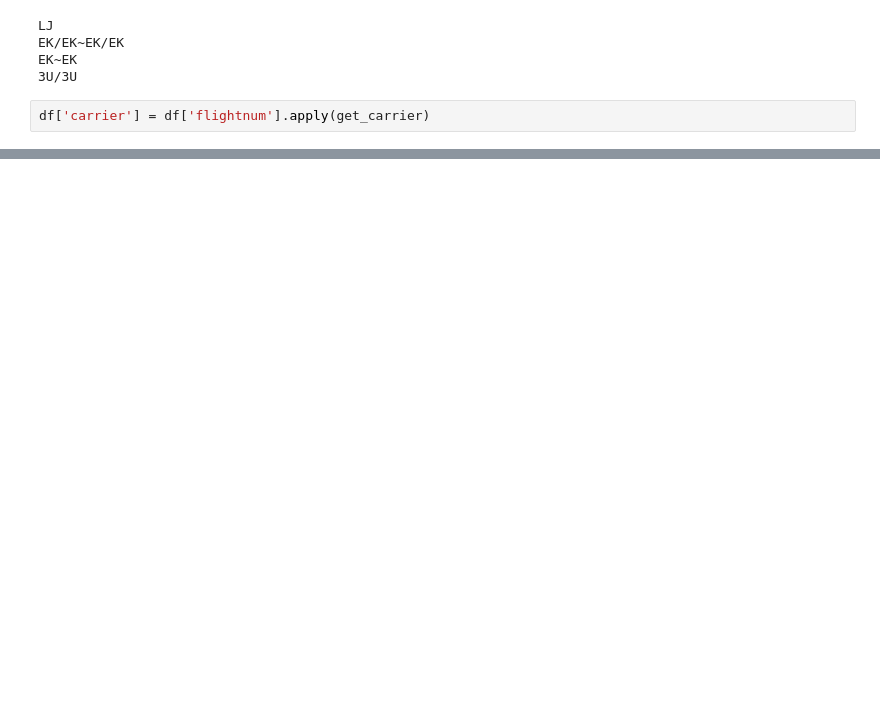
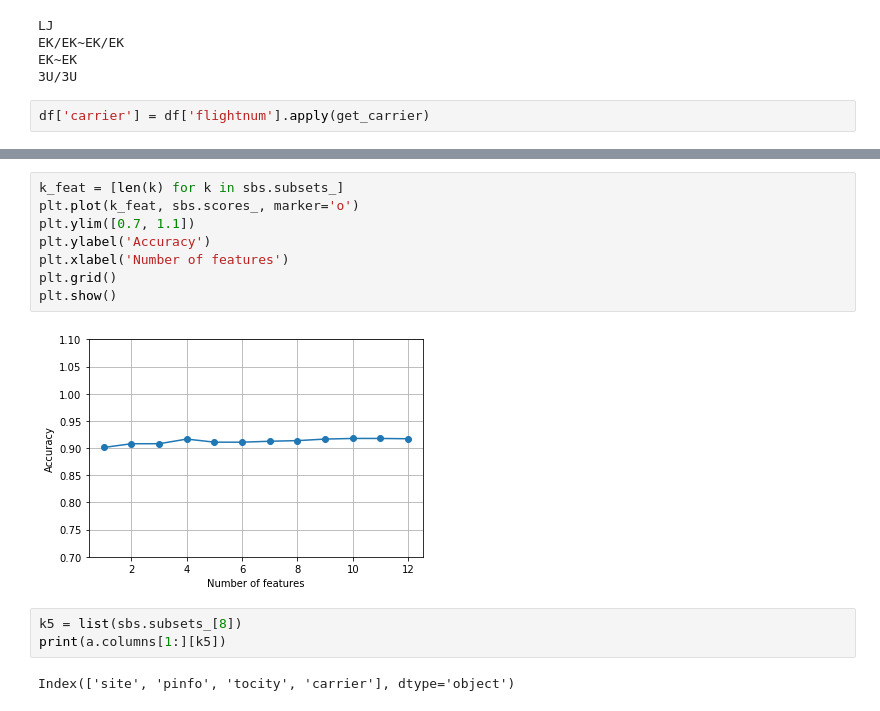
Before and after one commit to jt120/start-ml, a Jupyter notebook: cases/booking_block_reduction.ipynb, the cells around one changed output, grey strips where cells are left out. Saved outputs shown, nothing was run; the diff lists cells and outputs as text; blank space fills up the shorter version.

```diff
--- a/cases/booking_block_reduction.ipynb
+++ b/cases/booking_block_reduction.ipynb
@@ -112,0 +259,15 @@ Name: site, dtype: object
+# %%
+k_feat = [len(k) for k in sbs.subsets_]
+plt.plot(k_feat, sbs.scores_, marker='o')
+plt.ylim([0.7, 1.1])
+plt.ylabel('Accuracy')
+plt.xlabel('Number of features')
+plt.grid()
+plt.show()
+# %% [output]
+[figure, added]
+# %%
+k5 = list(sbs.subsets_[8])
+print(a.columns[1:][k5])
+# %% [output]
+Index(['site', 'pinfo', 'tocity', 'carrier'], dtype='object')
```
Also changed, not shown: parts of 32 cells of this notebook, 2 other files.
